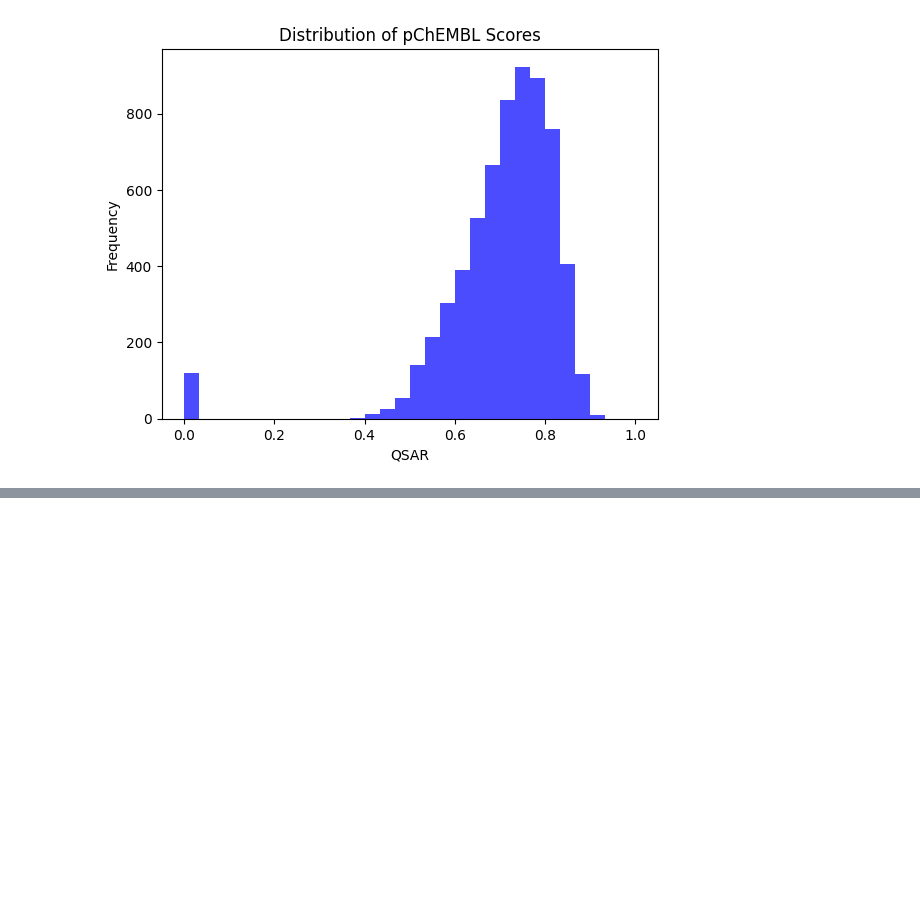
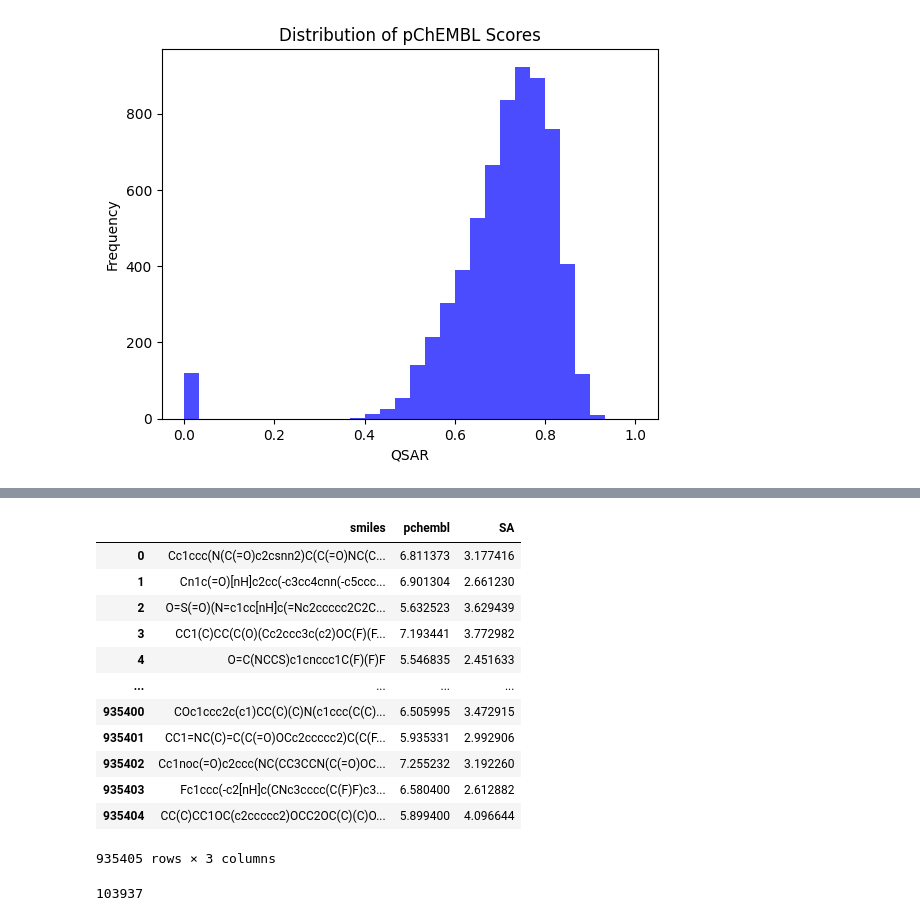
Before and after one commit to filvaleriia/scaffold-based-metrics, a Jupyter notebook: Untitled1.ipynb, the cells around one changed output, grey strips where cells are left out. Saved outputs shown, nothing was run; the diff lists cells and outputs as text; code cells hidden in the pictures; blank space fills up the shorter version.

```diff
--- a/Untitled1.ipynb
+++ b/Untitled1.ipynb
@@ -465,0 +517,22 @@ len(set(df_gb[0].tolist()))
+# %%
+df = pd.read_csv("../../../drugex_new_14.6/DrugEx/tutorial/project_recall_metrics/sa_qsar/results/102954.lich-compute.vscht.cz/REINVENTn_pchembl_sa_dis_0.csv")
+# %%
+df
+# %% [output]
+|  | smiles | pchembl | SA |
+| 0 | Cc1ccc(N(C(=O)c2csnn2)C(C(=O)NC(C... | 6.811373 | 3.177416 |
+| 1 | Cn1c(=O)[nH]c2cc(-c3cc4cnn(-c5ccc... | 6.901304 | 2.661230 |
+| 2 | O=S(=O)(N=c1cc[nH]c(=Nc2ccccc2C2C... | 5.632523 | 3.629439 |
+| 3 | CC1(C)CC(C(O)(Cc2ccc3c(c2)OC(F)(F... | 7.193441 | 3.772982 |
+| 4 | O=C(NCCS)c1cnccc1C(F)(F)F | 5.546835 | 2.451633 |
+| ... | ... | ... | ... |
+| 935400 | COc1ccc2c(c1)CC(C)(C)N(c1ccc(C(C)... | 6.505995 | 3.472915 |
+| 935401 | CC1=NC(C)=C(C(=O)OCc2ccccc2)C(C(F... | 5.935331 | 2.992906 |
+| 935402 | Cc1noc(=O)c2ccc(NC(CC3CCN(C(=O)OC... | 7.255232 | 3.192260 |
+| 935403 | Fc1ccc(-c2[nH]c(CNc3cccc(C(F)F)c3... | 6.580400 | 2.612882 |
+| 935404 | CC(C)CC1OC(c2ccccc2)OCC2OC(C)(C)O... | 5.899400 | 4.096644 |
+935405 rows × 3 columns
+# %%
+len(df[(df.pchembl >= 7) & (df.SA <=6)])
+# %% [output]
+103937
```
Also changed, not shown: parts of 12 cells of this notebook, 2 other files.
